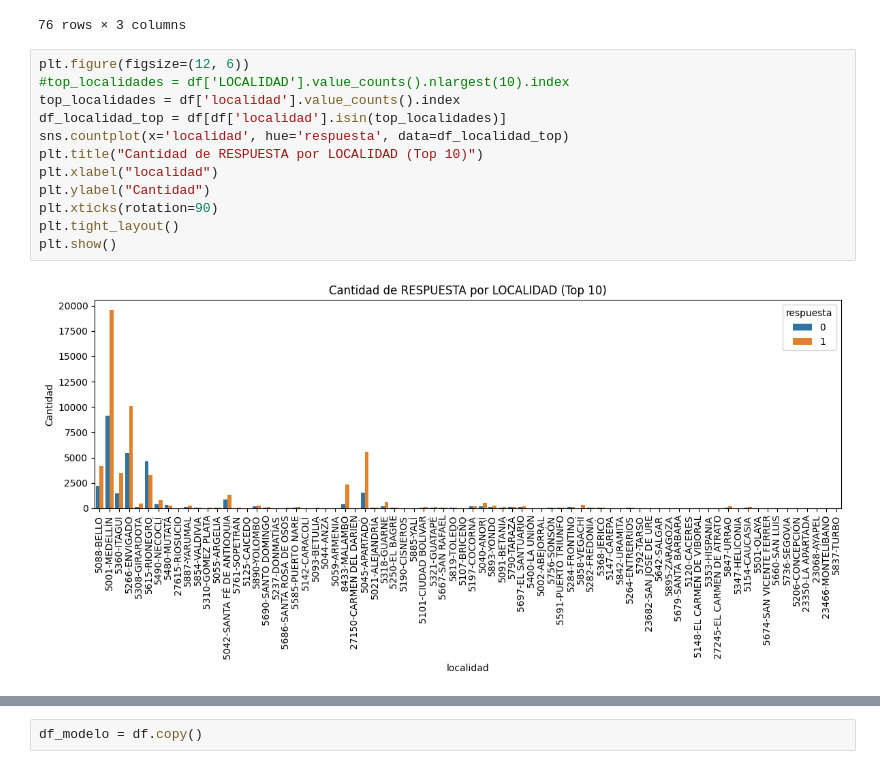
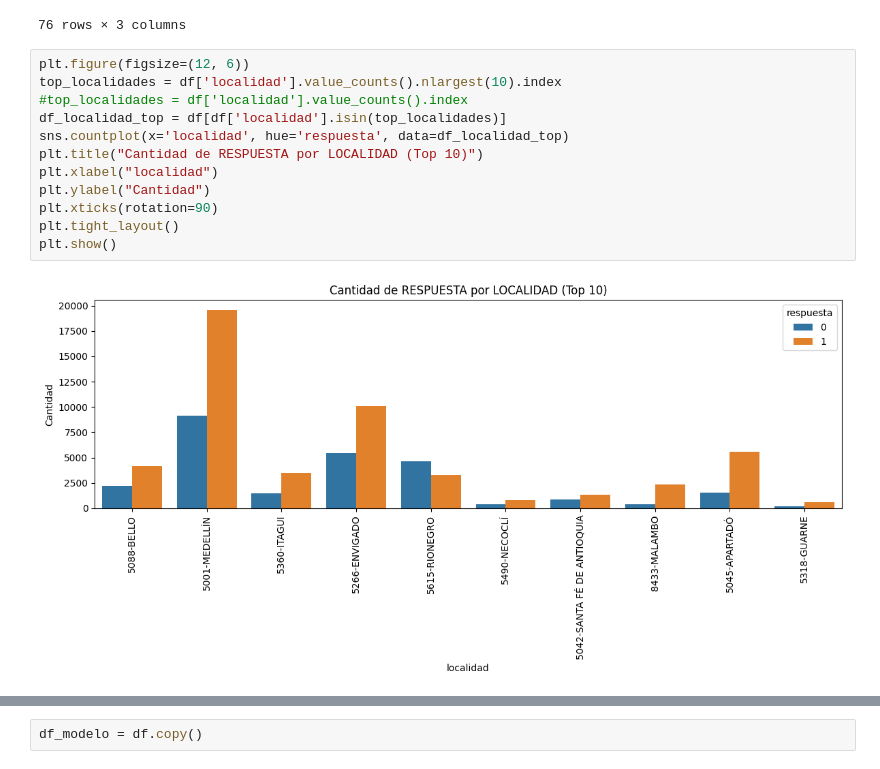
Before and after one commit to andreess891/Proyecto1_UdeM, a Jupyter notebook: Proyecto.ipynb, the cells around one changed output, grey strips where cells are left out. Saved outputs shown, nothing was run; the diff lists cells and outputs as text.

```diff
--- a/Proyecto.ipynb
+++ b/Proyecto.ipynb
@@ -212,15 +233,15 @@ tabla_resumen_ordenada
 76 rows × 3 columns
 # %%
 plt.figure(figsize=(12, 6))
-#top_localidades = df['LOCALIDAD'].value_counts().nlargest(10).index
-top_localidades = df['localidad'].value_counts().index
+top_localidades = df['localidad'].value_counts().nlargest(10).index
+#top_localidades = df['localidad'].value_counts().index
 df_localidad_top = df[df['localidad'].isin(top_localidades)]
 sns.countplot(x='localidad', hue='respuesta', data=df_localidad_top)
 plt.title("Cantidad de RESPUESTA por LOCALIDAD (Top 10)")
 plt.xlabel("localidad")
 plt.ylabel("Cantidad")
 plt.xticks(rotation=90)
 plt.tight_layout()
 plt.show()
 # %% [output]
-[figure, old version]
+[figure, new version]
```
Also changed, not shown: parts of 21 cells of this notebook.
